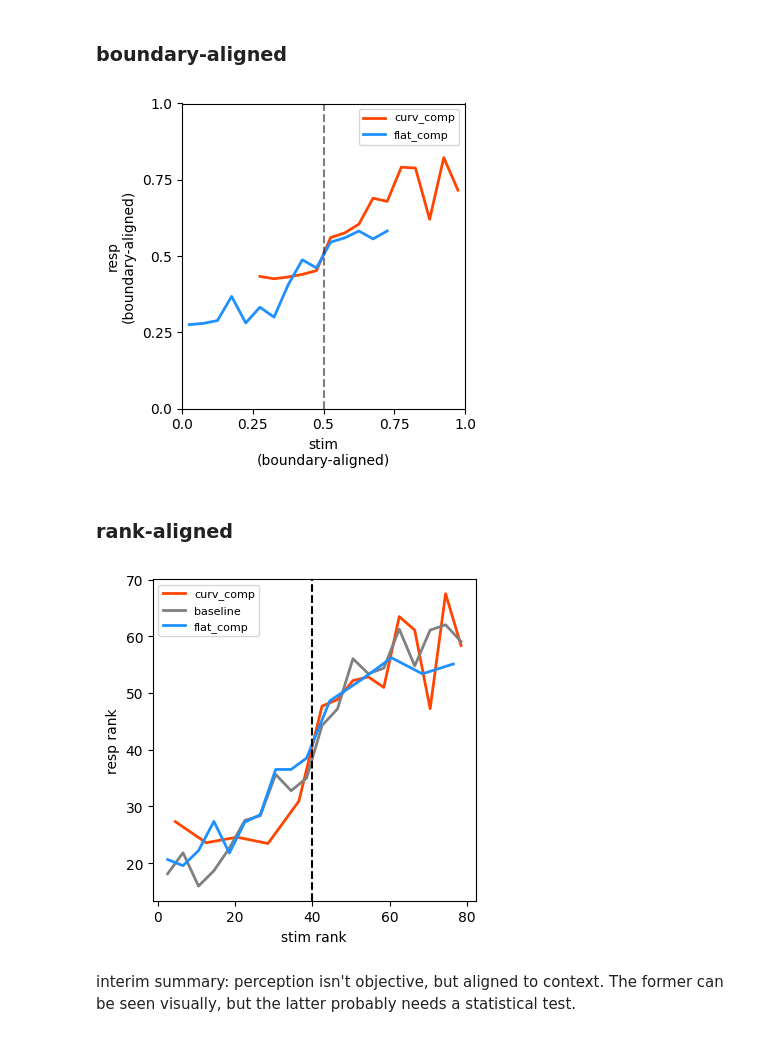
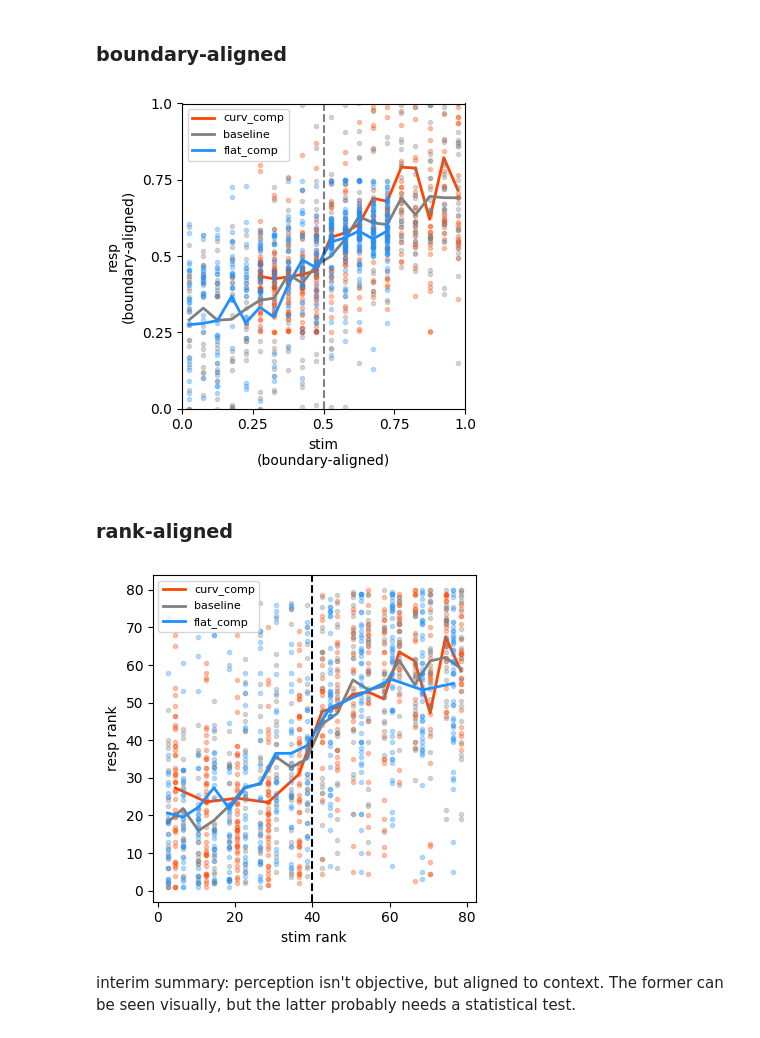
Before and after one commit to siyer7/asymmetry_design, a Jupyter notebook: code/python/beh_analyses_attention.ipynb, the cells around one changed output. Cells and saved outputs as stored; diff of their text form; code cells hidden in the pictures.

```diff
--- a/code/python/beh_analyses_attention.ipynb
+++ b/code/python/beh_analyses_attention.ipynb
@@ -174,8 +174,8 @@ colors = {'curv_comp': 'orangered', 'baseline': 'gray', 'flat_comp': 'dodgerblue
 # plot each condition
 for cond in ['curv_comp', 'baseline', 'flat_comp']:
     df_cond = df_clean[df_clean['condition'] == cond].copy()
-#     ax.plot(df_cond['stim_pos'], df_cond['chosen_pos_aligned'], 'o',
-#             markersize=3, alpha=0.3, color=colors[cond])
+    ax.plot(df_cond['stim_pos'], df_cond['chosen_pos_aligned'], 'o',
+            markersize=3, alpha=0.3, color=colors[cond])
 
     # compute mean response per stim position
     mean_resp = df_cond.groupby('stim_pos')['chosen_pos_aligned'].mean().sort_index()
@@ -208,10 +208,10 @@ colors = {'curv_comp': 'orangered', 'baseline': 'gray', 'flat_comp': 'dodgerblue
 # plot each condition
 for cond in ['curv_comp', 'baseline', 'flat_comp']:
 
-    if cond == 'baseline': continue
+#     if cond == 'baseline': continue
     df_cond = df_clean[df_clean['condition'] == cond].copy()
-#     ax.plot(df_cond['stim_aligned_to_div'], df_cond['resp_aligned_to_div'], 'o',
-#             markersize=3, alpha=0.3, color=colors[cond])
+    ax.plot(df_cond['stim_aligned_to_div'], df_cond['resp_aligned_to_div'], 'o',
+            markersize=3, alpha=0.3, color=colors[cond])
 
     # compute mean response per stim position
     mean_resp = df_cond.groupby('stim_aligned_to_div')['resp_aligned_to_div'].mean().sort_index()
@@ -230,32 +230,32 @@ ax.legend(fontsize=8)
 plt.tight_layout()
 plt.show()
 # %% [output]
-[figure, old version]
+[figure, new version]
 # %% [markdown]
 ### rank-aligned
 # %%
 # plot stim vs resp, colored by condition
 fig, ax = plt.subplots(1, 1, figsize=(4,4))
 colors = {'curv_comp': 'orangered', 'baseline': 'gray', 'flat_comp': 'dodgerblue'}
 
 # plot each condition
 for cond in ['curv_comp', 'baseline', 'flat_comp']:
     df_cond = df_clean[df_clean['condition'] == cond].copy()
-#     ax.plot(df_cond['stim_ranks'], df_cond['resp_ranks'], 'o',
-#             markersize=3, alpha=0.3, color=colors[cond])
+    ax.plot(df_cond['stim_ranks'], df_cond['resp_ranks'], 'o',
+            markersize=3, alpha=0.3, color=colors[cond])
 
     # compute mean response per stim position
     mean_resp = df_cond.groupby('stim_ranks')['resp_ranks'].mean().sort_index()
     ax.plot(mean_resp.index, mean_resp.values, '-', linewidth=2,
             label=cond, color=colors[cond])
 
 ax.axvline(40, color='black', linestyle='--')
 ax.set(xlabel='stim rank', ylabel='resp rank')
 ax.legend(fontsize=8)
 plt.tight_layout()
 plt.show()
 # %% [output]
-[figure, old version]
+[figure, new version]
 # %% [markdown]
 interim summary: perception isn't objective, but aligned to context. The former can be seen visually, but the latter probably needs a statistical test.
 # %% [markdown]
```
Also changed, not shown: parts of 2 cells of this notebook, 5 other files.
